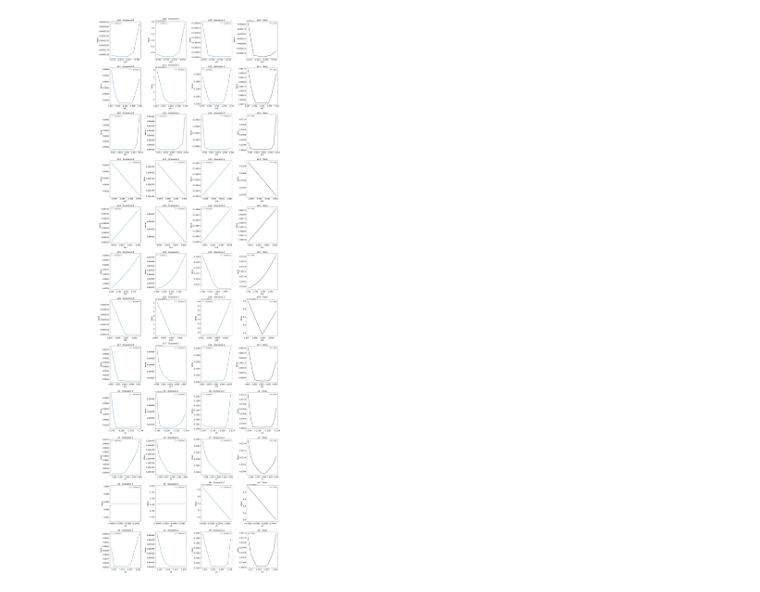
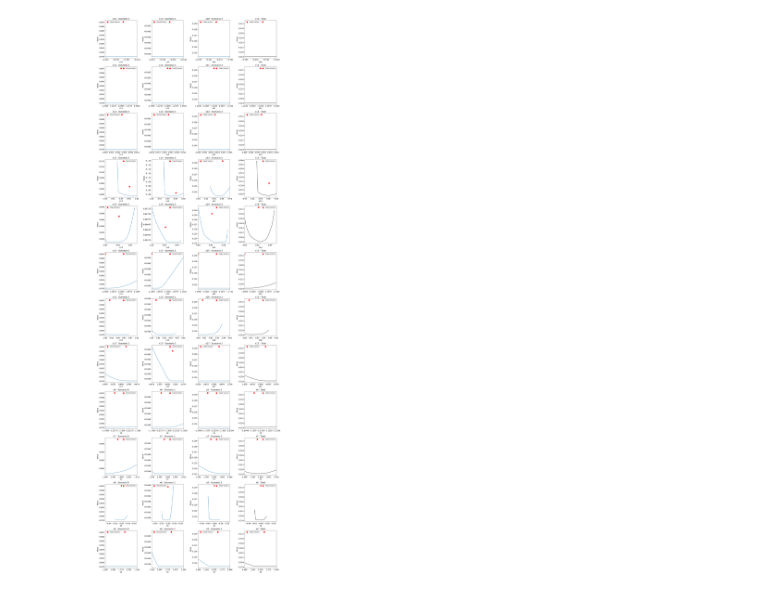
Before and after one commit to yship1002/decomp, a Jupyter notebook: graphing/value_function/ex8_4_4.ipynb, the cells around one changed output. Saved outputs shown, nothing was run; the diff lists cells and outputs as text; code cells hidden in the pictures.

```diff
--- a/graphing/value_function/ex8_4_4.ipynb
+++ b/graphing/value_function/ex8_4_4.ipynb
@@ -1,84 +1,34 @@
 # %%
-import ipywidgets as widgets
-from IPython.display import display, clear_output
-from pyomo.opt import SolverFactory, TerminationCondition
-from src.analyses.value_function import ValueFunction
-from src.analyses.convergence_analysis import HausdorffAnalyzer
-import numpy as np
-import matplotlib.pyplot as plt
+
 from src.models.cz_model import CaoZavalaModel, CaoZavalaAlgo
-from scipy.optimize import curve_fit
 from NSPLIB.src.instances.ex8_4_4.ex8_4_4_SP import const_model
-import copy
+from graphing.value_function.plotting import plotting
 # Constants
 ex844_obj= 0.33272388311799445
 ex844_sol = {
     'x10': -0.23129676903369037, 'x11': 1.2249985914391361, 'x12': 0.05263738880099749, 'x13': 0.5614202118628403,
     'x14': 0.6217131656002401, 'x15': 1.1, 'x16': 0.806868640168786, 'x17': 0.663161467338442, 'x6': -1.1370129865018144,
     'x7': 1.5979758364259327, 'x8': -0.5986905053355759, 'x9': 1.372365581205024
 }
 ex844_y_bound = {
     'x10': [-1.2, 0.8], 'x11': [0.1, 2.1], 'x12': [-1.1, 0.9], 'x13': [0, 1],
     'x14': [0, 1], 'x15': [1.1, 1.3], 'x16': [0, 1], 'x17': [0, 1],
     'x6': [-2, 0], 'x7': [0.5, 2.5], 'x8': [-1.5, 0.5], 'x9': [0.2, 2.2]
 }
 ex844_y_bound = {
-    'x10': [-0.24, -0.22], 'x11': [1.22, 1.23], 'x12': [0.05, 0.06], 'x13': [0.5, 0.6],
-    'x14': [0.6, 0.7], 'x15': [1.1, 1.11], 'x16': [0.8, 0.85], 'x17': [0.66, 0.67],
-    'x6': [-1.14, -1.13], 'x7': [1.59, 1.6], 'x8': [-0.6, -0.55], 'x9': [1.37, 1.38]
+    'x10': [-0.233, -0.23], 'x11': [1.22, 1.23], 'x12': [0.05, 0.055], 'x13': [0.5, 0.58],
+    'x14': [0.6, 0.65], 'x15': [1.1, 1.11], 'x16': [0.8, 0.85], 'x17': [0.65, 0.67],
+    'x6': [-1.14, -1.13], 'x7': [1.59, 1.61], 'x8': [-0.61, -0.57], 'x9': [1.37, 1.38]
 }
 # Build model
 sto_m = const_model()
 m = CaoZavalaModel.from_sto_m(sto_m)
 m.build()
-
-v_f= ValueFunction(m,solver="baron")
 y_dimension = {
     'x10': {}, 'x11': {}, 'x12': {}, 'x13': {},
     'x14': {}, 'x15': {}, 'x16': {}, 'x17': {},
     'x6': {}, 'x7': {}, 'x8': {}, 'x9': {}
 }
-steps=30
-for y in y_dimension.keys():
-    v_f.calc_1D(idx=y, y_val_fix=copy.deepcopy(ex844_sol),
-                    interval=ex844_y_bound[y], step=steps)
-    for s in m.scenarios:
-        y_dimension[y][s] = v_f.value_func[s]
-    y_dimension[y]['total'] = v_f.total_value_func
-
-
-fig, axs = plt.subplots(
-    nrows=len(y_dimension),
-    ncols=len(m.scenarios) + 1,
-    figsize=(5 * (len(m.scenarios) + 1), 5 * len(y_dimension))
-)
-for row_idx, (y_key, y_data) in enumerate(y_dimension.items()):
-    for col_idx, s in enumerate(m.scenarios):
-        ax = axs[row_idx, col_idx] if len(y_dimension) > 1 else axs[col_idx]
-        ax.plot(
-            np.linspace(*ex844_y_bound[y_key], steps),
-            y_data[s],
-            label=f"Scenario {s}"
-        )
-        ax.set_title(f"{y_key} - Scenario {s}", fontsize=16)
-        ax.set_xlabel(y_key, fontsize=14)
-        ax.set_ylabel("Value", fontsize=14)
-        ax.tick_params(axis='both', labelsize=14)
-        ax.legend()
-    # Plot total in the last column
-    ax = axs[row_idx, -1] if len(y_dimension) > 1 else axs[-1]
-    ax.plot(
-        np.linspace(*ex844_y_bound[y_key], steps),
-        y_data['total'],
-        label="Total", color='black'
-    )
-    ax.set_title(f"{y_key} - Total", fontsize=16)
-    ax.set_xlabel(y_key, fontsize=14)
-    ax.set_ylabel("Value", fontsize=14)
-    ax.tick_params(axis='both', labelsize=14)
-    ax.legend()
-
-plt.tight_layout()
-plt.show()
+plotting(m, 30, y_dimension, ex844_sol, ex844_y_bound,ex844_obj)
 # %% [output]
-[figure, old version]
+[figure, new version]
```
Also changed, not shown: parts of 1 cell of this notebook, 25 other files.
